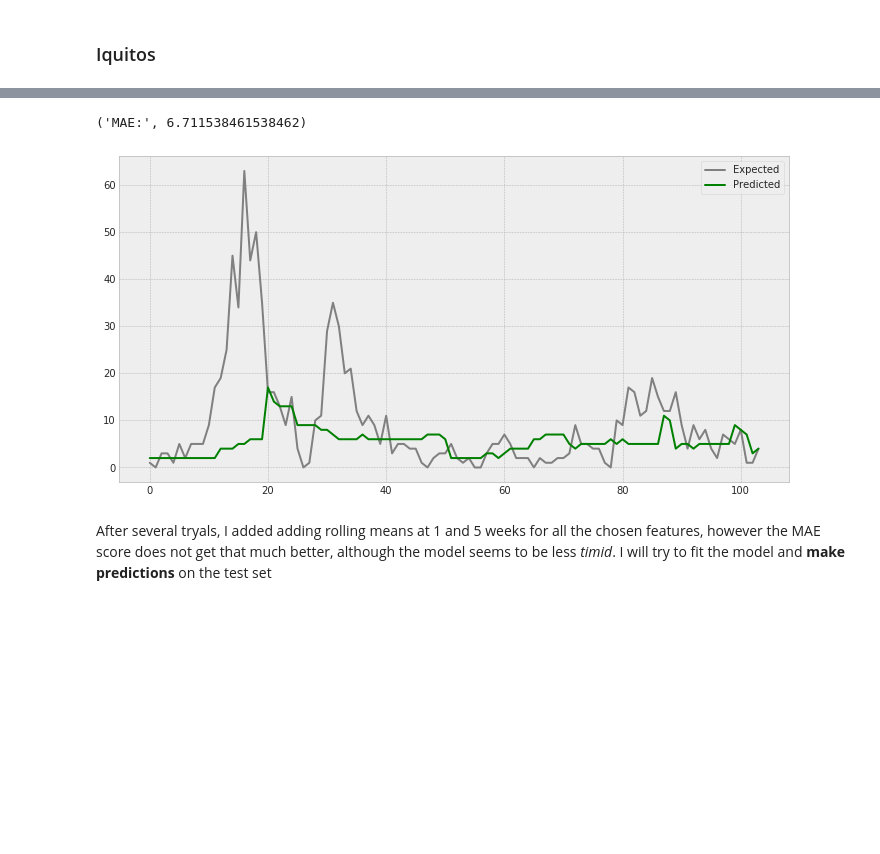
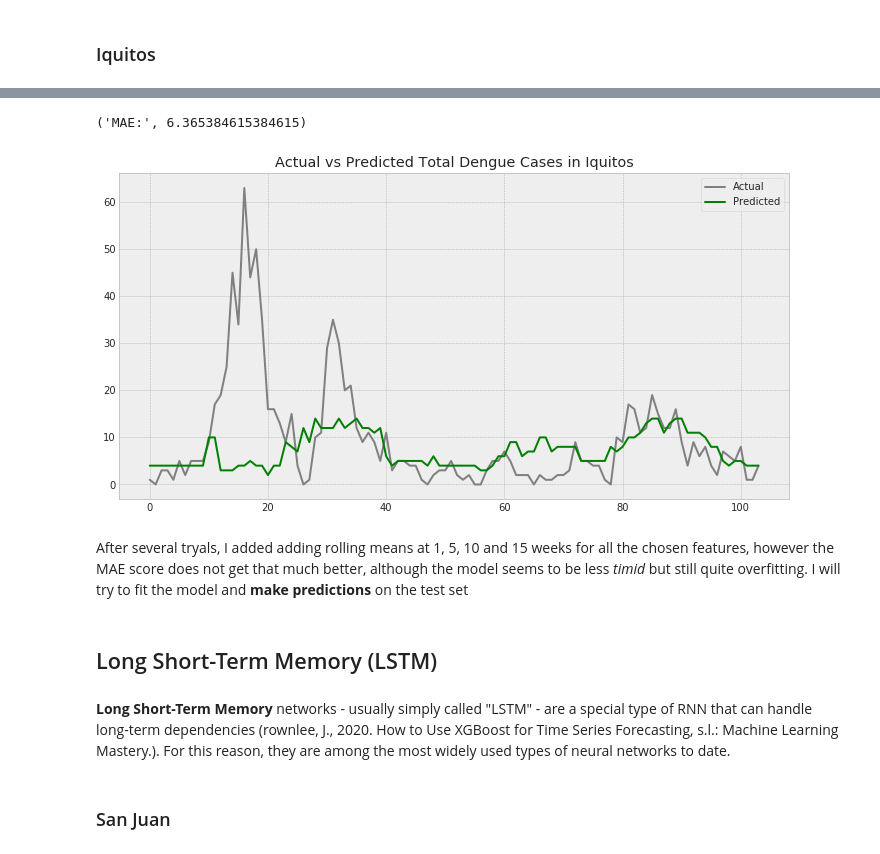
Before and after one commit to giuliamart/capstone_project_MLEN, a Jupyter notebook: DengAI_ Predicting Disease Spread.ipynb, the cells around one changed output, grey strips where cells are left out. Drawn from its saved outputs; the diff is of its cells as text; code cells hidden in the pictures; blank space fills up the shorter version.

```diff
--- a/DengAI_ Predicting Disease Spread.ipynb
+++ b/DengAI_ Predicting Disease Spread.ipynb
@@ -847,13 +847,21 @@ df_train_iq_y = df_train_iq[['total_cases']]
 df_train_iq_x = df_train_iq.drop(columns=['city','year','weekofyear','week_start_date','total_cases'])
 df_test_iq_x = df_test_iq.drop(columns=['city','year','weekofyear','week_start_date'])
 # %%
-# Rolling means 1 weeks
+# Rolling means 1 week
 df_train_iq_x = rolling_mean(df_train_iq_x,1)
 df_test_iq_x = rolling_mean(df_test_iq_x,1)
 
 # Rolling means 5 weeks
 df_train_iq_x = rolling_mean(df_train_iq_x,5)
 df_test_iq_x = rolling_mean(df_test_iq_x,5)
+
+# Rolling means 10 weeks
+df_train_iq_x = rolling_mean(df_train_iq_x,10)
+df_test_iq_x = rolling_mean(df_test_iq_x,10)
+
+# Rolling means 15 weeks
+df_train_iq_x = rolling_mean(df_train_iq_x,15)
+df_test_iq_x = rolling_mean(df_test_iq_x,15)
 # %%
 df_train_iq_x = df_train_iq_x.values
 df_train_iq_y = df_train_iq_y.values
@@ -866,31 +874,38 @@ df_train_iq_x, df_val_iq_x, df_train_iq_y, df_val_iq_y = train_test_split(df_tra
 # %%
 # Iquitos
 # Fit model to training data
-model = xgb.XGBRegressor(n_estimators = 200, # number of boosted trees
-                                learning_rate = 0.0045, # step size shrinkage used in update to prevent overfitting
+model = xgb.XGBRegressor(n_estimators = 10, # number of boosted trees
+                                learning_rate = 0.15, # step size shrinkage used in update to prevent overfitting
                                 subsample = 0.8, # subsample ratio of the training set (Stochastic gradient boosting)
                                 colsample_bytree = 0.75
                                 )
 model.fit(df_train_iq_x, df_train_iq_y,eval_metric='mae')
 
 # Make predictions for validation data
 y_pred = model.predict(df_val_iq_x)
 predictions = [round(value) for value in y_pred]
 
 # Evaluate predictions
 MAE = metrics.mean_absolute_error(df_val_iq_y, predictions)
 print("MAE:", MAE)
 
 # Plot expected vs preducted
 plt.figure(figsize=(12,6))
-plt.plot(df_val_iq_y, label='Expected',color='gray')
+plt.plot(df_val_iq_y, label='Actual',color='gray')
 plt.plot(predictions, label='Predicted',color='green')
+plt.title("Actual vs Predicted Total Dengue Cases in Iquitos")
 plt.legend()
 plt.show()
 # %% [output]
-('MAE:', 6.711538461538462)
+('MAE:', 6.365384615384615)
-[figure, old version]
+[figure, new version]
 # %% [markdown]
-After several tryals, I added adding rolling means at 1 and 5 weeks for all the chosen features, however the MAE score does not get that much better, although the model seems to be less _timid_. I will try to fit the model and **make predictions** on the test set
+After several tryals, I added adding rolling means at 1, 5, 10 and 15 weeks for all the chosen features, however the MAE score does not get that much better, although the model seems to be less _timid_ but still quite overfitting. I will try to fit the model and **make predictions** on the test set
 # %%
 final_xgb_predictions_iq = model.predict(df_test_iq_x)
+# %% [markdown]
+## Long Short-Term Memory (LSTM)
+# %% [markdown]
+**Long Short-Term Memory** networks - usually simply called "LSTM" - are a special type of RNN that can handle long-term dependencies (rownlee, J., 2020. How to Use XGBoost for Time Series Forecasting, s.l.: Machine Learning Mastery.). For this reason, they are among the most widely used types of neural networks to date.
+# %% [markdown]
+### San Juan
```
Also changed, not shown: parts of 9 cells of this notebook.
